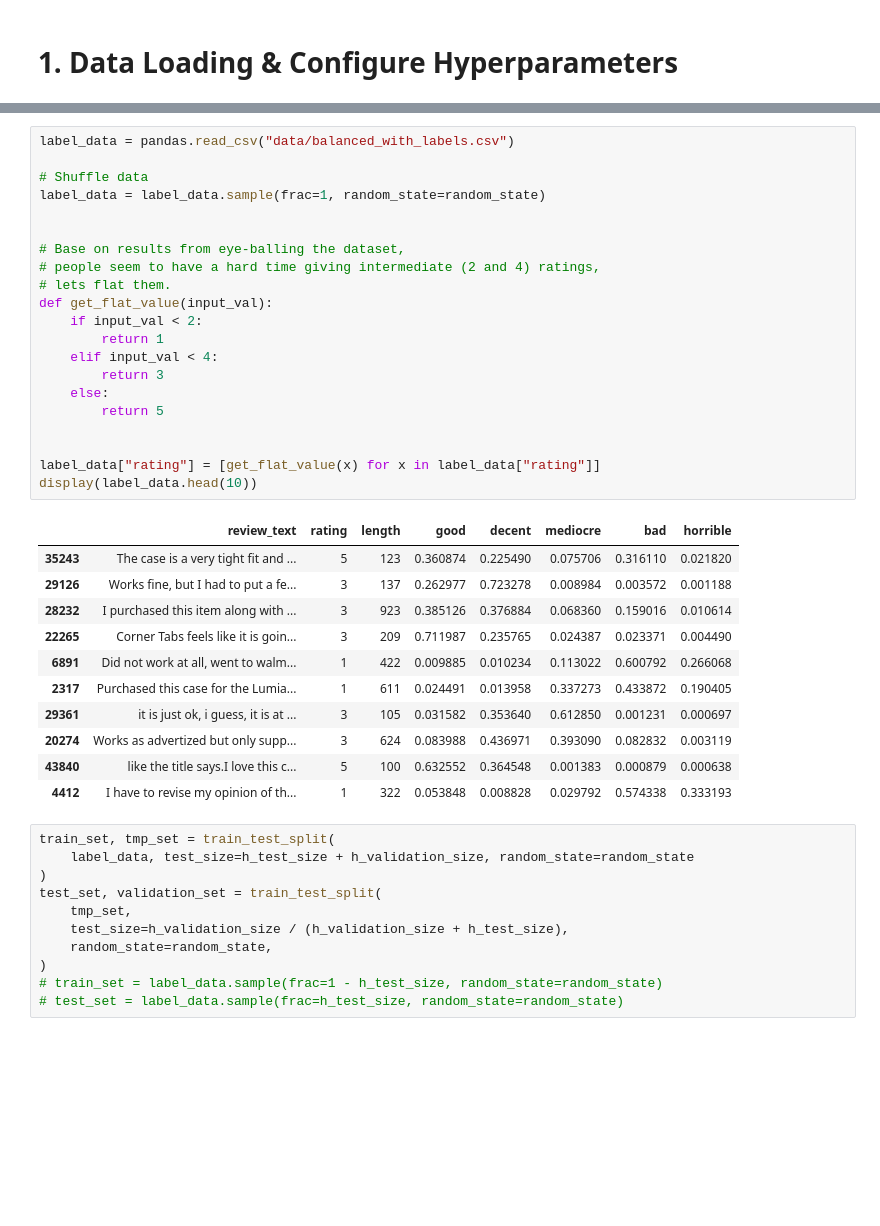
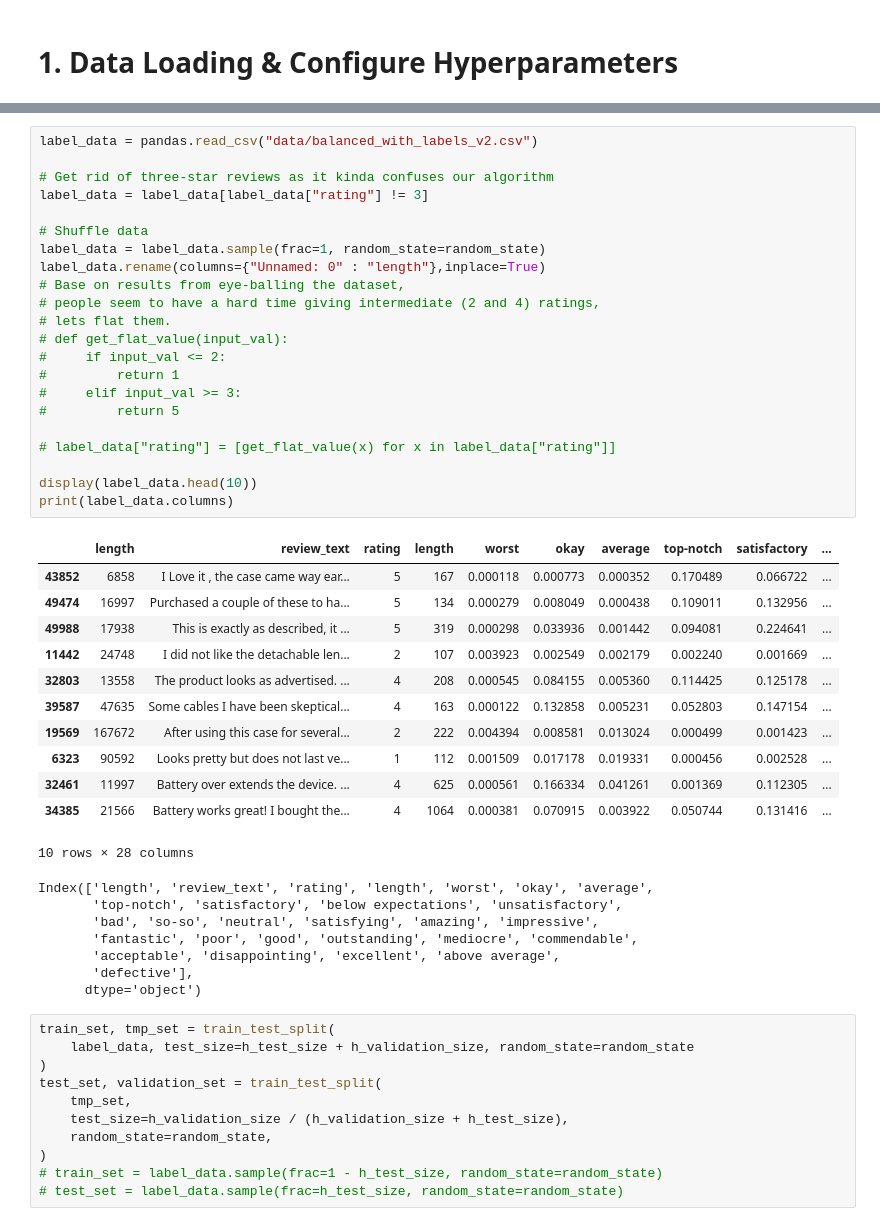
Before and after one commit to LBYPatrick/fair_ratings, a Jupyter notebook: train_model.ipynb, the cells around one changed output, grey strips where cells are left out. Cells and saved outputs as stored; diff of their text form; blank space fills up the shorter version.

```diff
--- a/train_model.ipynb
+++ b/train_model.ipynb
@@ -60,38 +60,47 @@ print(f"Currently using {device.upper()} for training!")
 # %% [output]
 Currently using CUDA for training!
 # %%
-label_data = pandas.read_csv("data/balanced_with_labels.csv")
+label_data = pandas.read_csv("data/balanced_with_labels_v2.csv")
+
+# Get rid of three-star reviews as it kinda confuses our algorithm
+label_data = label_data[label_data["rating"] != 3]
 
 # Shuffle data
 label_data = label_data.sample(frac=1, random_state=random_state)
-
-
+label_data.rename(columns={"Unnamed: 0" : "length"},inplace=True)
 # Base on results from eye-balling the dataset,
 # people seem to have a hard time giving intermediate (2 and 4) ratings,
 # lets flat them.
-def get_flat_value(input_val):
-    if input_val < 2:
-        return 1
-    elif input_val < 4:
-        return 3
-    else:
-        return 5
+# def get_flat_value(input_val):
+#     if input_val <= 2:
+#         return 1
+#     elif input_val >= 3:
+#         return 5
 
+# label_data["rating"] = [get_flat_value(x) for x in label_data["rating"]]
 
-label_data["rating"] = [get_flat_value(x) for x in label_data["rating"]]
 display(label_data.head(10))
+print(label_data.columns)
 # %% [output]
-|  | review_text | rating | length | good | decent | mediocre | bad | horrible |
-| 35243 | The case is a very tight fit and ... | 5 | 123 | 0.360874 | 0.225490 | 0.075706 | 0.316110 | 0.021820 |
-| 29126 | Works fine, but I had to put a fe... | 3 | 137 | 0.262977 | 0.723278 | 0.008984 | 0.003572 | 0.001188 |
-| 28232 | I purchased this item along with ... | 3 | 923 | 0.385126 | 0.376884 | 0.068360 | 0.159016 | 0.010614 |
-| 22265 | Corner Tabs feels like it is goin... | 3 | 209 | 0.711987 | 0.235765 | 0.024387 | 0.023371 | 0.004490 |
-| 6891 | Did not work at all, went to walm... | 1 | 422 | 0.009885 | 0.010234 | 0.113022 | 0.600792 | 0.266068 |
-| 2317 | Purchased this case for the Lumia... | 1 | 611 | 0.024491 | 0.013958 | 0.337273 | 0.433872 | 0.190405 |
-| 29361 | it is just ok, i guess, it is at ... | 3 | 105 | 0.031582 | 0.353640 | 0.612850 | 0.001231 | 0.000697 |
-| 20274 | Works as advertized but only supp... | 3 | 624 | 0.083988 | 0.436971 | 0.393090 | 0.082832 | 0.003119 |
-| 43840 | like the title says.I love this c... | 5 | 100 | 0.632552 | 0.364548 | 0.001383 | 0.000879 | 0.000638 |
-| 4412 | I have to revise my opinion of th... | 1 | 322 | 0.053848 | 0.008828 | 0.029792 | 0.574338 | 0.333193 |
+|  | length | review_text | rating | length | worst | okay | average | top-notch | satisfactory | ... |
+| 43852 | 6858 | I Love it , the case came way ear... | 5 | 167 | 0.000118 | 0.000773 | 0.000352 | 0.170489 | 0.066722 | ... |
+| 49474 | 16997 | Purchased a couple of these to ha... | 5 | 134 | 0.000279 | 0.008049 | 0.000438 | 0.109011 | 0.132956 | ... |
+| 49988 | 17938 | This is exactly as described, it ... | 5 | 319 | 0.000298 | 0.033936 | 0.001442 | 0.094081 | 0.224641 | ... |
+| 11442 | 24748 | I did not like the detachable len... | 2 | 107 | 0.003923 | 0.002549 | 0.002179 | 0.002240 | 0.001669 | ... |
+| 32803 | 13558 | The product looks as advertised. ... | 4 | 208 | 0.000545 | 0.084155 | 0.005360 | 0.114425 | 0.125178 | ... |
+| 39587 | 47635 | Some cables I have been skeptical... | 4 | 163 | 0.000122 | 0.132858 | 0.005231 | 0.052803 | 0.147154 | ... |
+| 19569 | 167672 | After using this case for several... | 2 | 222 | 0.004394 | 0.008581 | 0.013024 | 0.000499 | 0.001423 | ... |
+| 6323 | 90592 | Looks pretty but does not last ve... | 1 | 112 | 0.001509 | 0.017178 | 0.019331 | 0.000456 | 0.002528 | ... |
+| 32461 | 11997 | Battery over extends the device. ... | 4 | 625 | 0.000561 | 0.166334 | 0.041261 | 0.001369 | 0.112305 | ... |
+| 34385 | 21566 | Battery works great! I bought the... | 4 | 1064 | 0.000381 | 0.070915 | 0.003922 | 0.050744 | 0.131416 | ... |
+10 rows × 28 columns
+Index(['length', 'review_text', 'rating', 'length', 'worst', 'okay', 'average',
+       'top-notch', 'satisfactory', 'below expectations', 'unsatisfactory',
+       'bad', 'so-so', 'neutral', 'satisfying', 'amazing', 'impressive',
+       'fantastic', 'poor', 'good', 'outstanding', 'mediocre', 'commendable',
+       'acceptable', 'disappointing', 'excellent', 'above average',
+       'defective'],
+      dtype='object')
 # %%
 train_set, tmp_set = train_test_split(
     label_data, test_size=h_test_size + h_validation_size, random_state=random_state
```
Also changed, not shown: parts of 11 cells of this notebook, 14 other files.
